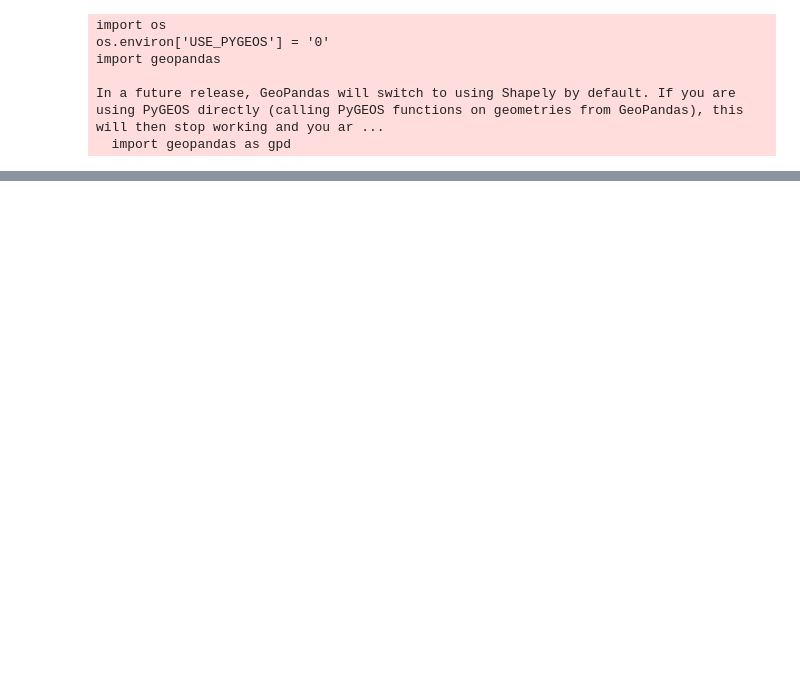
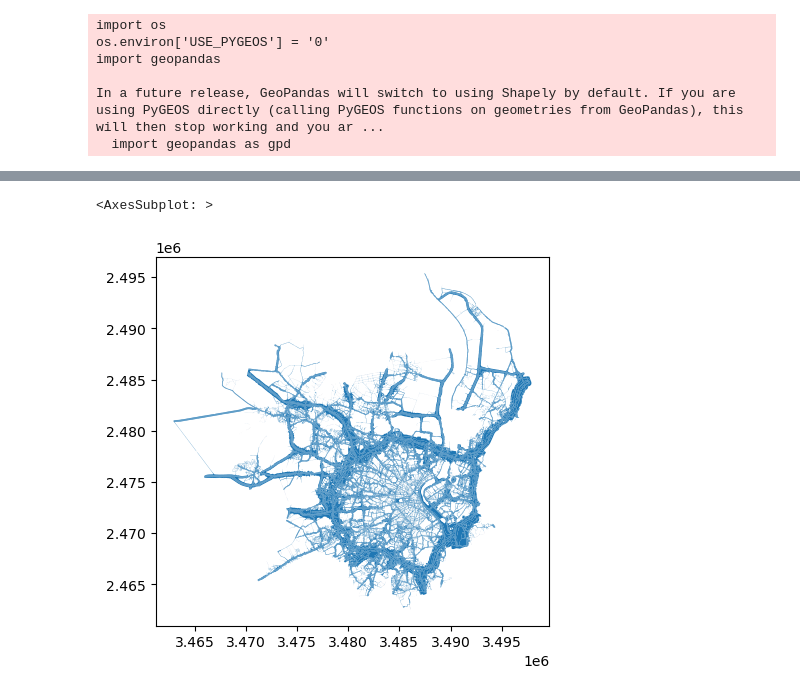
Before and after one commit to ubachr/GQA, a Jupyter notebook: dev/test_process_pyogrio.ipynb, the cells around one changed output, grey strips where cells are left out. Drawn from its saved outputs; the diff is of its cells as text; code cells hidden in the pictures; blank space fills up the shorter version.

```diff
--- a/dev/test_process_pyogrio.ipynb
+++ b/dev/test_process_pyogrio.ipynb
@@ -35,11 +42,16 @@ if not os.path.exists(outdata_f):
 log_file = 'log_GQA_Step1.csv'
 log_path = os.path.join(outdata_f, log_file)
 
+#define reading engines
+engines = {
+    'pyogrio+arrow': {'engine': 'pyogrio', 'use_arrow': True},
+    'pyogrio+arrow+bbox': {'engine': 'pyogrio', 'use_arrow': True, 'bbox': tuple(agl_city.total_bounds)}
+          }
+
 # Path to aglomeration data
 agls_file_path = os.path.join(indata_f, 'NoiseData', 'DF1_5_Agglomerations_20240429.gpkg')
 # Read the GeoPackage file
-agls = gpd.read_file(agls_file_path, layer = 'dbo.DF15_AgglomerationSource_Valid_LatestDelivery')
-agl_city = agls.query(f'agglomerationName_localName == "Bordeaux"')
+agls = gpd.read_file(agls_file_path, layer = 'dbo.DF15_AgglomerationSource_Valid_LatestDelivery',**engines['pyogrio+arrow'])
 # %%
 # 1 READ URBAN CENTRES
 # Read shapefile
@@ -50,0 +186,5 @@ cities_ls = ['Bordeaux','Kaunas', 'København', 'Girona']
+# %%
+ncm_agl.plot()
+# %% [output]
+<AxesSubplot: >
+[figure, added]
```
Also changed, not shown: parts of 18 cells of this notebook.
